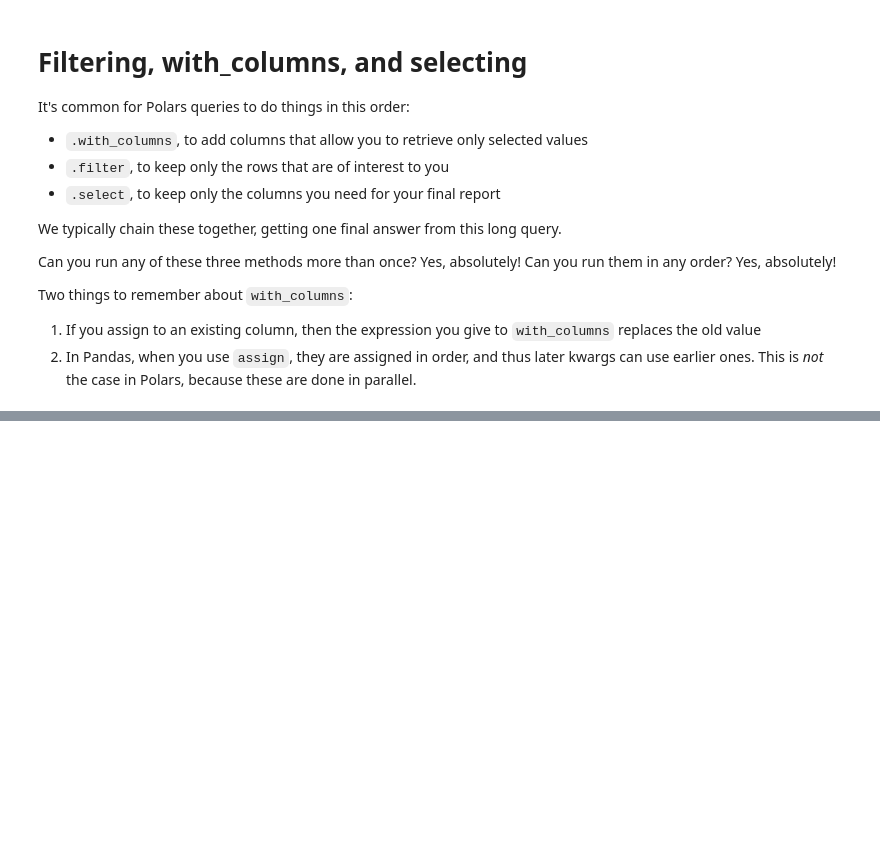
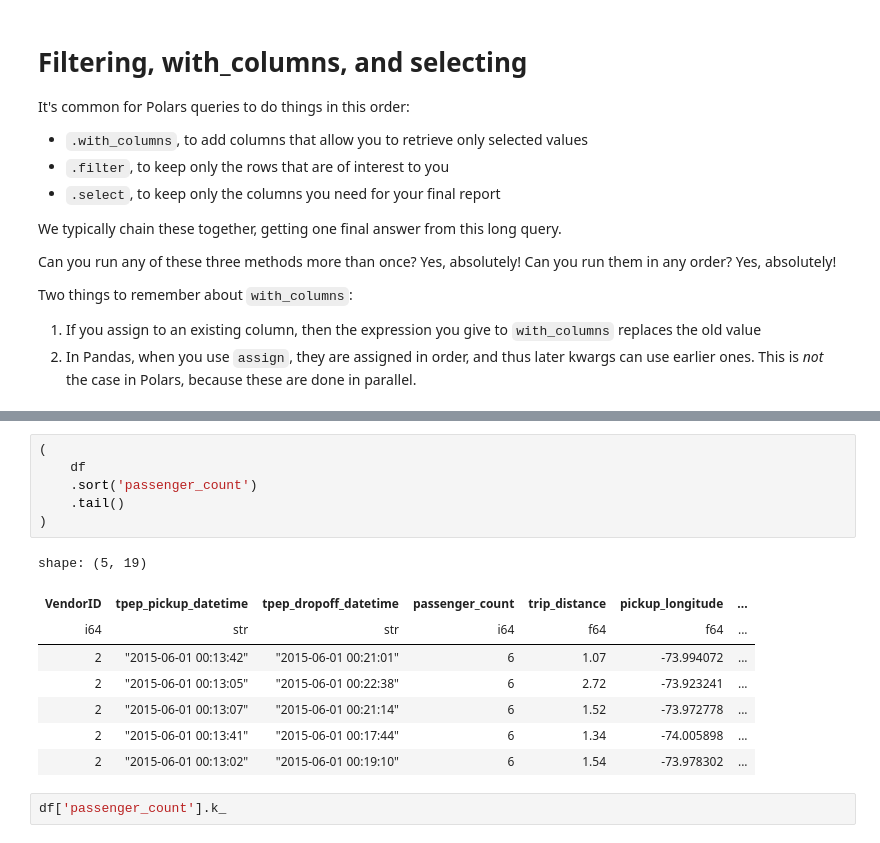
Before and after one commit to opagani/2024-08Aug-25-polars, a Jupyter notebook: LernerPython - 2024-08Aug-25-polars.ipynb, the cells around one changed output, grey strips where cells are left out. Saved outputs shown, nothing was run; the diff lists cells and outputs as text; blank space fills up the shorter version.

```diff
--- a/LernerPython - 2024-08Aug-25-polars.ipynb
+++ b/LernerPython - 2024-08Aug-25-polars.ipynb
@@ -987,0 +992,17 @@ Two things to remember about `with_columns`:
+# %%
+(
+    df
+    .sort('passenger_count')
+    .tail()
+)
+# %% [output]
+shape: (5, 19)
+| VendorID | tpep_pickup_datetime | tpep_dropoff_datetime | passenger_count | trip_distance | pickup_longitude | ... |
+| i64 | str | str | i64 | f64 | f64 | ... |
+| 2 | "2015-06-01 00:13:42" | "2015-06-01 00:21:01" | 6 | 1.07 | -73.994072 | ... |
+| 2 | "2015-06-01 00:13:05" | "2015-06-01 00:22:38" | 6 | 2.72 | -73.923241 | ... |
+| 2 | "2015-06-01 00:13:07" | "2015-06-01 00:21:14" | 6 | 1.52 | -73.972778 | ... |
+| 2 | "2015-06-01 00:13:41" | "2015-06-01 00:17:44" | 6 | 1.34 | -74.005898 | ... |
+| 2 | "2015-06-01 00:13:02" | "2015-06-01 00:19:10" | 6 | 1.54 | -73.978302 | ... |
+# %%
+df['passenger_count'].k_
```
Also changed, not shown: parts of 1 cell of this notebook.
